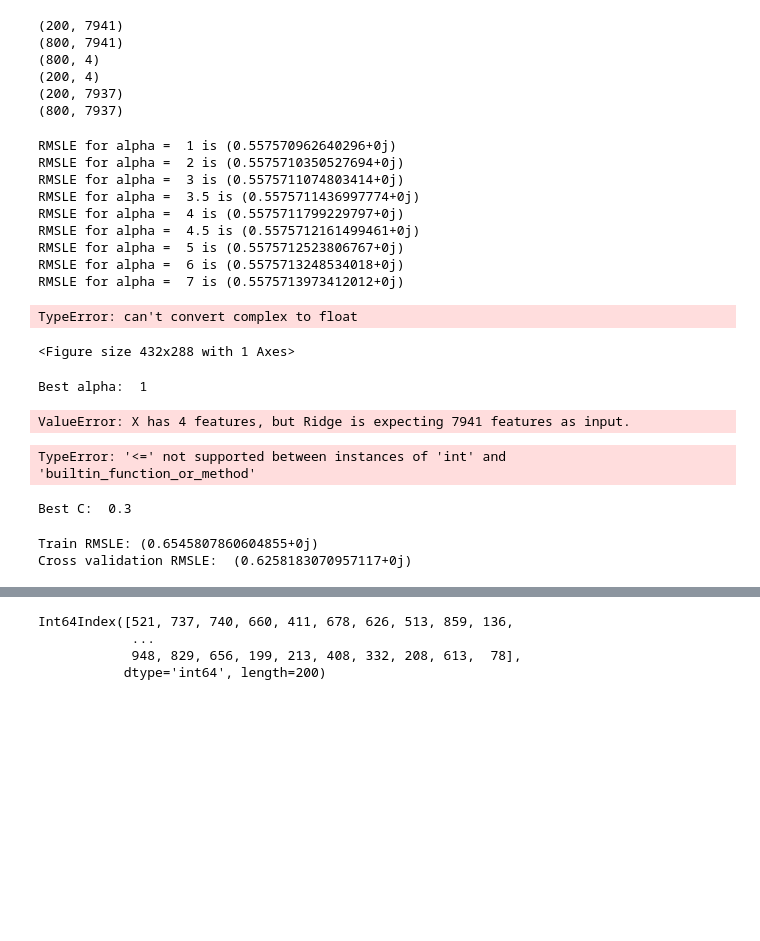
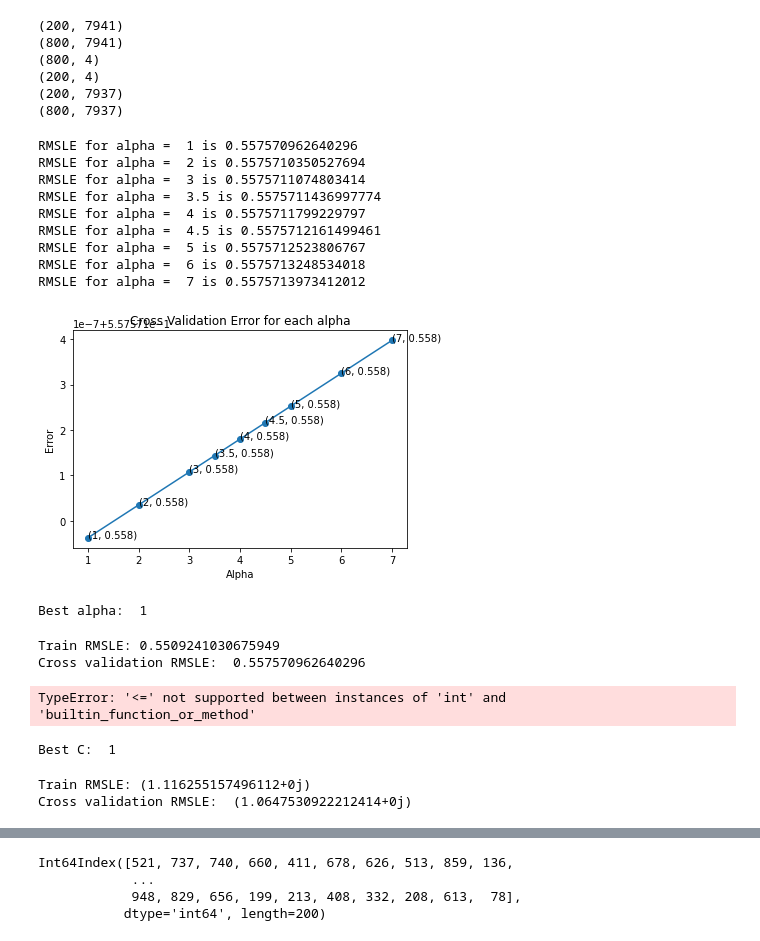
Before and after one commit to Sasmit-ai/Real-Estate-Analysis-Project, a Jupyter notebook: Real Estate Analysis.ipynb, the cells around one changed output, grey strips where cells are left out. Saved outputs shown, nothing was run; the diff lists cells and outputs as text; code cells hidden in the pictures; blank space fills up the shorter version.

Commit message:
Updated my algo
Fixed the bug with my SVM model

```diff
--- a/Real Estate Analysis.ipynb
+++ b/Real Estate Analysis.ipynb
@@ -631,52 +627,54 @@ print(train_sparse.shape)
 (200, 7937)
 (800, 7937)
 # %%
-from cmath import sqrt
+from math import sqrt
 from statsmodels.tools.eval_measures import mse
 from sklearn.linear_model import Ridge
 
 alpha = [1, 2, 3, 3.5, 4, 4.5, 5, 6, 7]
 cv_rmsle_array=[]
 for i in tqdm(alpha):
     model = Ridge(solver="sag", random_state=42, alpha=i)
     model.fit(X_train, y_train)
     preds_cv = model.predict(X_cv)
-    cv_rmsle_array.append(sqrt(mse(y_cv, preds_cv)))
+    cv_rmsle_array.append(sqrt(abs(mse(y_cv, preds_cv))))
 
 for i in range(len(cv_rmsle_array)):
     print ('RMSLE for alpha = ',alpha[i],'is',cv_rmsle_array[i])
 
 best_alpha = np.argmin(cv_rmsle_array)
 
 fig, ax = plt.subplots()
 ax.plot(alpha, cv_rmsle_array)
 ax.scatter(alpha, cv_rmsle_array)
 for i, txt in enumerate(np.round(cv_rmsle_array,3)):
     ax.annotate((alpha[i],np.round(txt,3)), (alpha[i],cv_rmsle_array[i]))
 
 plt.title("Cross Validation Error for each alpha")
 plt.xlabel("Alpha")
 plt.ylabel("Error")
-plt.show()<Figure size 432x288 with 1 Axes>
+plt.show()
 # %% [output]
-RMSLE for alpha =  1 is (0.557570962640296+0j)
-RMSLE for alpha =  2 is (0.5575710350527694+0j)
-RMSLE for alpha =  3 is (0.5575711074803414+0j)
-RMSLE for alpha =  3.5 is (0.5575711436997774+0j)
-RMSLE for alpha =  4 is (0.5575711799229797+0j)
-RMSLE for alpha =  4.5 is (0.5575712161499461+0j)
-RMSLE for alpha =  5 is (0.5575712523806767+0j)
-RMSLE for alpha =  6 is (0.5575713248534018+0j)
-RMSLE for alpha =  7 is (0.5575713973412012+0j)
+RMSLE for alpha =  1 is 0.557570962640296
+RMSLE for alpha =  2 is 0.5575710350527694
+RMSLE for alpha =  3 is 0.5575711074803414
+RMSLE for alpha =  3.5 is 0.5575711436997774
+RMSLE for alpha =  4 is 0.5575711799229797
+RMSLE for alpha =  4.5 is 0.5575712161499461
+RMSLE for alpha =  5 is 0.5575712523806767
+RMSLE for alpha =  6 is 0.5575713248534018
+RMSLE for alpha =  7 is 0.5575713973412012
-TypeError: can't convert complex to float
-<Figure size 432x288 with 1 Axes>
+[figure, added]
 # %%
+from numpy import mean
+#alpha1 = [0.557570962640296, 0.5575710350527694, 0.5575711074803414, 0.5575711436997774, 0.5575711799229797, 0.5575712161499461, 0.5575712523806767, 0.5575713248534018, 0.5575713973412012]
+#alpha2 = mean(alpha1)
 print("Best alpha: ",  alpha[best_alpha])
 model = Ridge(solver="sag", random_state=42, alpha=alpha[best_alpha])
 model.fit(X_train, y_train)
 ridge_preds_tr = model.predict(X_train)
 ridge_preds_cv = model.predict(X_cv)
-ridge_preds_te = model.predict(X_test)
+#ridge_preds_te = model.predict(X_test)
 
 print('Train RMSLE:', sqrt(mse(y_train, ridge_preds_tr)))
 
@@ -684,7 +682,8 @@ ridge_rmsle = sqrt(mse(y_cv, ridge_preds_cv))
 print("Cross validation RMSLE: ", ridge_rmsle)
 # %% [output]
 Best alpha:  1
-ValueError: X has 4 features, but Ridge is expecting 7941 features as input.
+Train RMSLE: 0.5509241030675949
+Cross validation RMSLE:  0.557570962640296
 # %%
 from sklearn.feature_selection import SelectKBest, f_regression
 
@@ -698,7 +697,7 @@ TypeError: '<=' not supported between instances of 'int' and 'builtin_function_o
 # %%
 from sklearn.svm import SVR
 
-best_C = 0.3
+best_C = 1
 print('Best C: ', best_C)
 model = SVR(C=best_C, max_iter=200)
 model.fit(X_train, y_train)
@@ -710,9 +709,9 @@ print('Train RMSLE:', sqrt(mse(y_train, svr_preds_tr)))
 svr_rmsle = sqrt(mse(y_cv, svr_preds_cv))
 print("Cross validation RMSLE: ", svr_rmsle)
 # %% [output]
-Best C:  0.3
+Best C:  1
-Train RMSLE: (0.6545807860604855+0j)
-Cross validation RMSLE:  (0.6258183070957117+0j)
+Train RMSLE: (1.116255157496112+0j)
+Cross validation RMSLE:  (1.0647530922212414+0j)
 # %%
 from sklearn.model_selection import RandomizedSearchCV, KFold
 from lightgbm import LGBMRegressor
```
Also changed, not shown: parts of 2 cells of this notebook.
